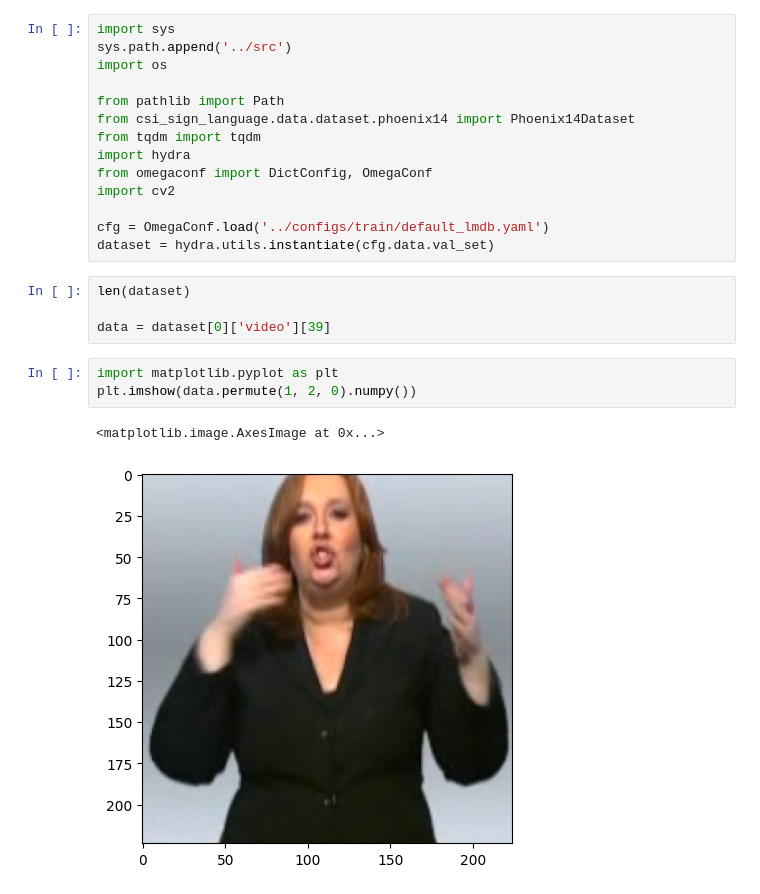
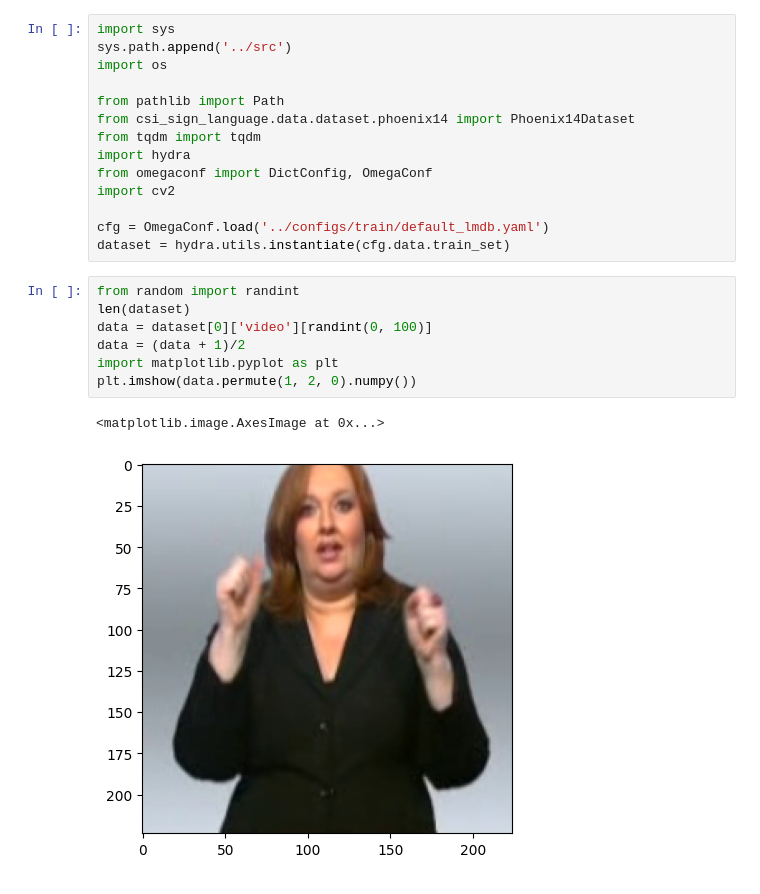
Before and after one commit to WayenVan/sign_language_rgb, a Jupyter notebook: experiments/dataset_test.ipynb, the cells around one changed output. Cells and saved outputs as stored; diff of their text form.

```diff
--- a/experiments/dataset_test.ipynb
+++ b/experiments/dataset_test.ipynb
@@ -11,14 +11,14 @@ from omegaconf import DictConfig, OmegaConf
 import cv2
 
 cfg = OmegaConf.load('../configs/train/default_lmdb.yaml')
-dataset = hydra.utils.instantiate(cfg.data.val_set)
+dataset = hydra.utils.instantiate(cfg.data.train_set)
-# %%
-len(dataset)
-
-data = dataset[0]['video'][39]
 # %%
+from random import randint
+len(dataset)
+data = dataset[0]['video'][randint(0, 100)]
+data = (data + 1)/2
 import matplotlib.pyplot as plt
 plt.imshow(data.permute(1, 2, 0).numpy())
 # %% [output]
 <matplotlib.image.AxesImage at 0x...>
-[figure, old version]
+[figure, new version]
```
Also changed, not shown: 23 other files.
